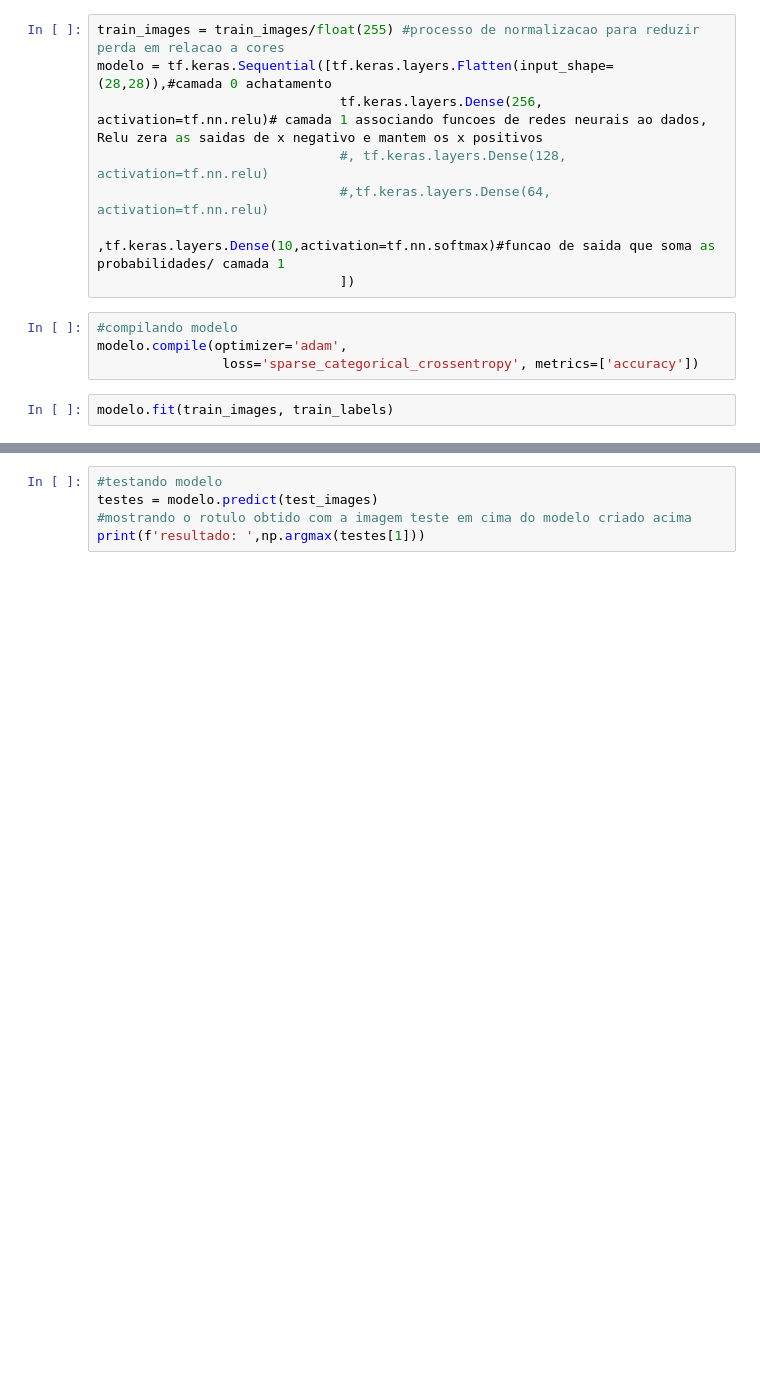
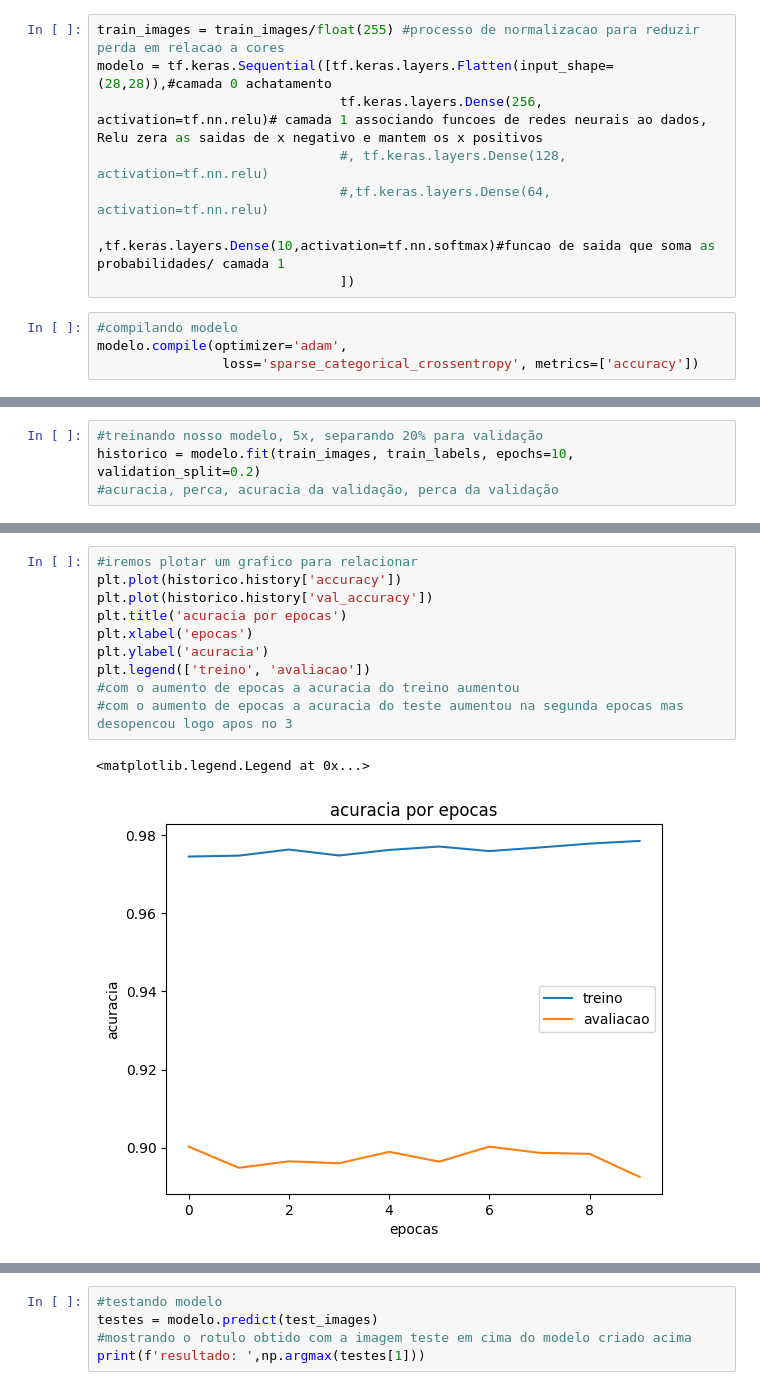
Before and after one commit to JzBreno/Deep-Learning-P, a Jupyter notebook: main.ipynb, the cells around one changed output, grey strips where cells are left out. Drawn from its saved outputs; the diff is of its cells as text; blank space fills up the shorter version.

```diff
--- a/main.ipynb
+++ b/main.ipynb
@@ -71,5 +71,3 @@ modelo = tf.keras.Sequential([tf.keras.layers.Flatten(input_shape=(28,28)),#cama
 #compilando modelo
 modelo.compile(optimizer='adam',
                 loss='sparse_categorical_crossentropy', metrics=['accuracy'])
-# %%
-modelo.fit(train_images, train_labels)
@@ -78,0 +74,4 @@ modelo.fit(train_images, train_labels)
+# %%
+#treinando nosso modelo, 5x, separando 20% para validação
+historico = modelo.fit(train_images, train_labels, epochs=10, validation_split=0.2)
+#acuracia, perca, acuracia da validação, perca da validação
@@ -78,0 +113,13 @@ modelo.fit(train_images, train_labels)
+# %%
+#iremos plotar um grafico para relacionar
+plt.plot(historico.history['accuracy'])
+plt.plot(historico.history['val_accuracy'])
+plt.title('acuracia por epocas')
+plt.xlabel('epocas')
+plt.ylabel('acuracia')
+plt.legend(['treino', 'avaliacao'])
+#com o aumento de epocas a acuracia do treino aumentou
+#com o aumento de epocas a acuracia do teste aumentou na segunda epocas mas desopencou logo apos no 3
+# %% [output]
+<matplotlib.legend.Legend at 0x...>
+[figure, added]
```
Also changed, not shown: parts of 8 cells of this notebook.
